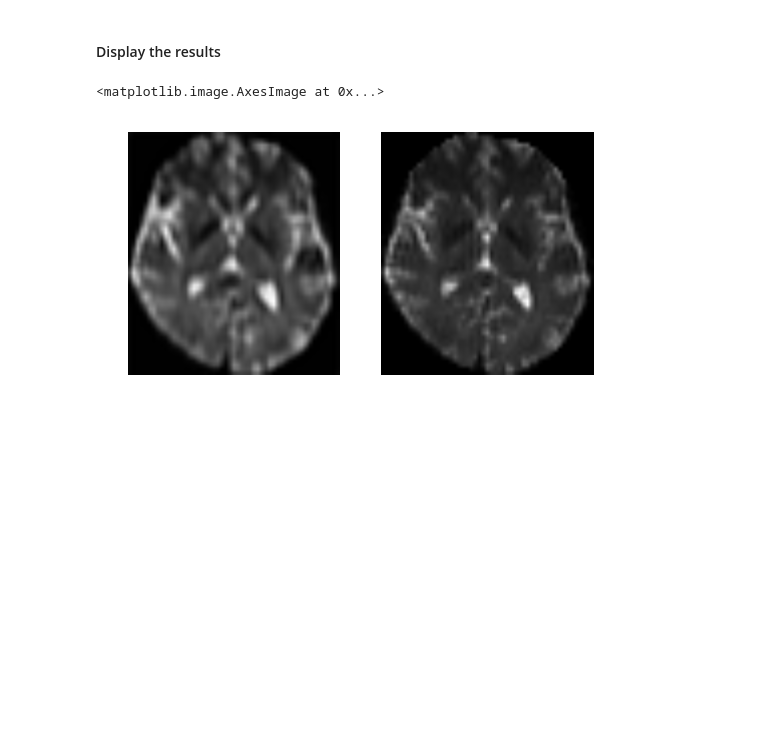
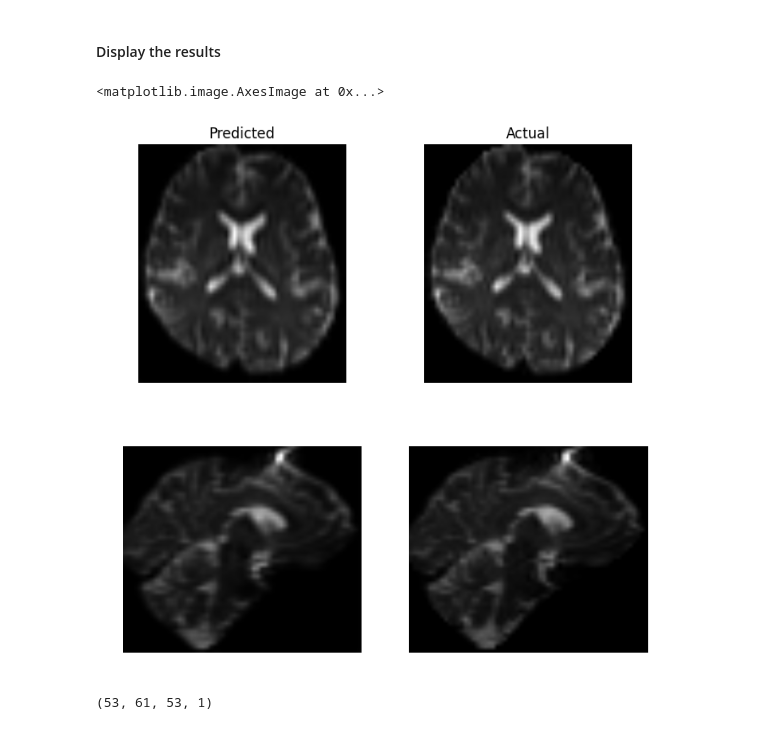
Before and after one commit to shivamdhall/MRIDataHarmonisation, a Jupyter notebook: Development/DIPY_NIBABEL.ipynb, the cells around one changed output. Drawn from its saved outputs; the diff is of its cells as text; code cells hidden in the pictures; blank space fills up the shorter version.

```diff
--- a/Development/DIPY_NIBABEL.ipynb
+++ b/Development/DIPY_NIBABEL.ipynb
@@ -641,9 +641,9 @@ import torch.nn.functional as F
 class Net(nn.Module):
     def __init__(self):
         super(Net, self).__init__()
-        self.conv1 = nn.Conv3d(1, 2, 3, padding=2)
-        self.conv2 = nn.Conv3d(2, 2, 1)
-        self.conv3 = nn.Conv3d(2, 1, 3)
+        self.conv1 = nn.Conv3d(1, 4, 3, padding=2)
+        self.conv2 = nn.Conv3d(4, 4, 1)
+        self.conv3 = nn.Conv3d(4, 1, 3)
 
 
     def forward(self, x):
@@ -673,7 +673,7 @@ optimizer = optim.SGD(net.parameters(), lr=0.00000001, momentum=0.9)
 MSE_losses = []
 MSE_acc = []
 # %%
-for epoch in range(200):  # loop over the dataset multiple times
+for epoch in range(400):  # loop over the dataset multiple times
 
     running_loss = 0.0
     for i, data in enumerate(trainloader, 0): #done in batches
@@ -791,11 +776,21 @@ predicted_data[predicted_data < 0] = 0
 #### Display the results
 # %%
 plt.figure
-plt.subplot(1,2,1).set_axis_off()
-plt.imshow(predicted_data[:, :, 30, 0].T, cmap='gray', origin='lower')
-plt.subplot(1,2,2)
-plt.subplot(1, 2, 2).set_axis_off()
-plt.imshow(S0sScan1[:, :, 30, 11].T, cmap='gray', origin='lower')
+plt.figure(figsize=(8,8))
+plt.subplot(2,2,1).set_axis_off()
+plt.imshow(predicted_data[:, :, 34, 0].T, cmap='gray', origin='lower')
+plt.title("Predicted")
+plt.subplot(2, 2, 2).set_axis_off()
+plt.imshow(S0sScan1[:, :, 34, 11].T, cmap='gray', origin='lower')
+plt.title("Actual")
+plt.subplot(2,2,3).set_axis_off()
+plt.imshow(predicted_data[28, :, :, 0].T, cmap='gray', origin='lower')
+plt.subplot(2, 2, 4).set_axis_off()
+plt.imshow(S0sScan1[28, :, :, 11].T, cmap='gray', origin='lower')
 # %% [output]
 <matplotlib.image.AxesImage at 0x...>
-[figure, old version]
+[figure, new version]
+# %%
+predicted_data.shape
+# %% [output]
+(53, 61, 53, 1)
```
Also changed, not shown: parts of 11 cells of this notebook.
